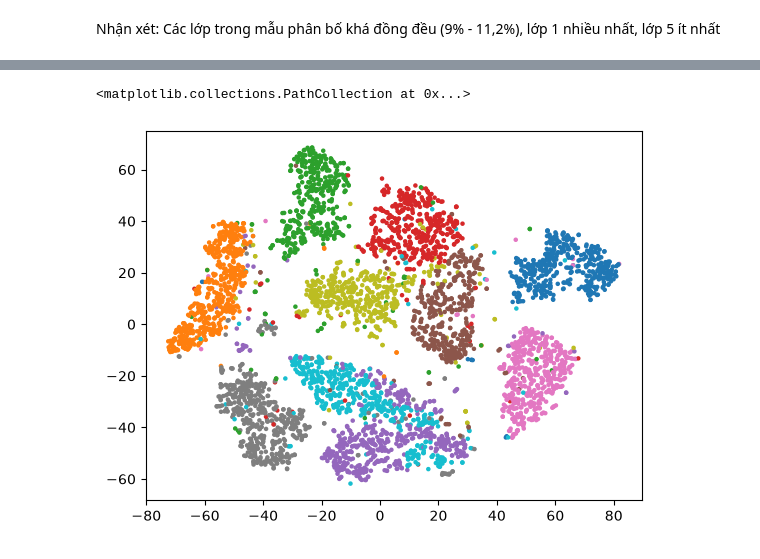
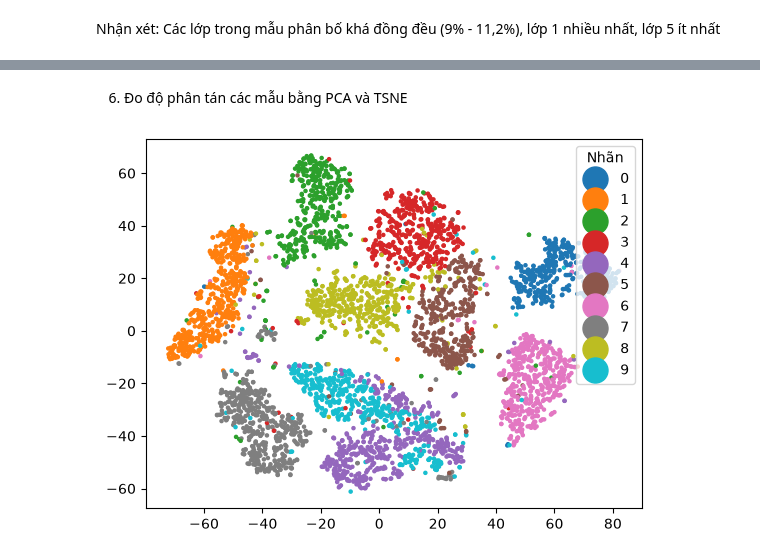
Before and after one commit to luyenhungtran/midterm_pattern_recognition, a Jupyter notebook: mnist-pattern-recognition/notebooks/01_eda.ipynb, the cells around one changed output, grey strips where cells are left out. Drawn from its saved outputs; the diff is of its cells as text; code cells hidden in the pictures.

```diff
--- a/mnist-pattern-recognition/notebooks/01_eda.ipynb
+++ b/mnist-pattern-recognition/notebooks/01_eda.ipynb
@@ -9,4 +11,6 @@ import os
 # %%
 sys.path.append(os.path.abspath('..'))
 from src.data import load_prepared_mnist
-X_train, y_train, X_test, y_test = load_prepared_mnist()
+X_train, y_train_oh, X_test, y_test_oh = load_prepared_mnist()
+y_train = y_train_oh.argmax(axis=1)
+y_test = y_test_oh.argmax(axis=1)
@@ -91,11 +94,16 @@ sns.boxplot(x=y_train_labels, y=mean_intensity)
+# %% [markdown]
+6. Đo độ phân tán các mẫu bằng PCA và TSNE
 # %%
 from sklearn.decomposition import PCA
 from sklearn.manifold import TSNE
 
-Xf = X_train[:5000].reshape(5000, -1) / 255.0
+Xf = X_train[:5000].reshape(5000, -1)
 Xp = PCA(n_components=50).fit_transform(Xf)
 Xt = TSNE(n_components=2, random_state=42).fit_transform(Xp)
-plt.scatter(Xt[:, 0], Xt[:, 1], c=y_train_labels[:5000], cmap="tab10", s=5)
+sc = plt.scatter(Xt[:, 0], Xt[:, 1], c=y_train[:5000], cmap="tab10", s=5)
+
+handles, labels = sc.legend_elements()
+plt.legend(handles, labels, loc="upper right", title="Nhãn", markerscale=3)
+plt.show()
 # %% [output]
-<matplotlib.collections.PathCollection at 0x...>
-[figure, old version]
+[figure, new version]
```
Also changed, not shown: parts of 16 cells of this notebook, 2 other files.
